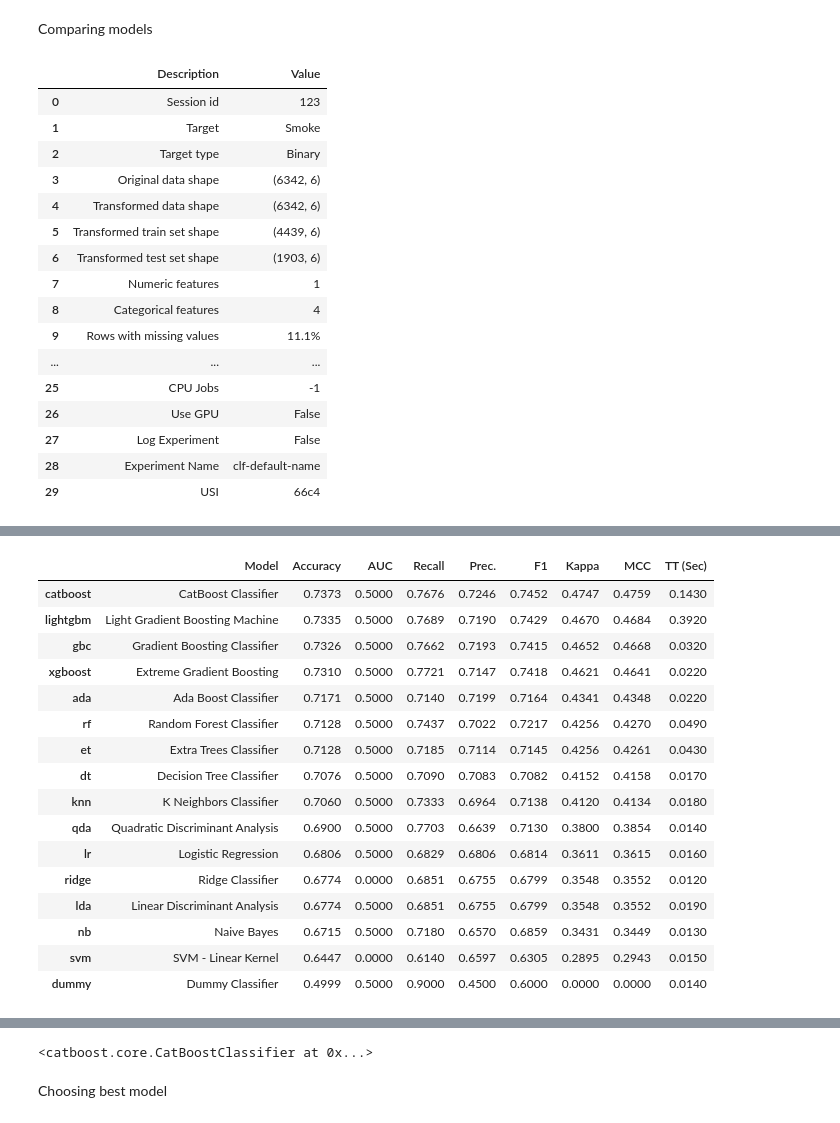
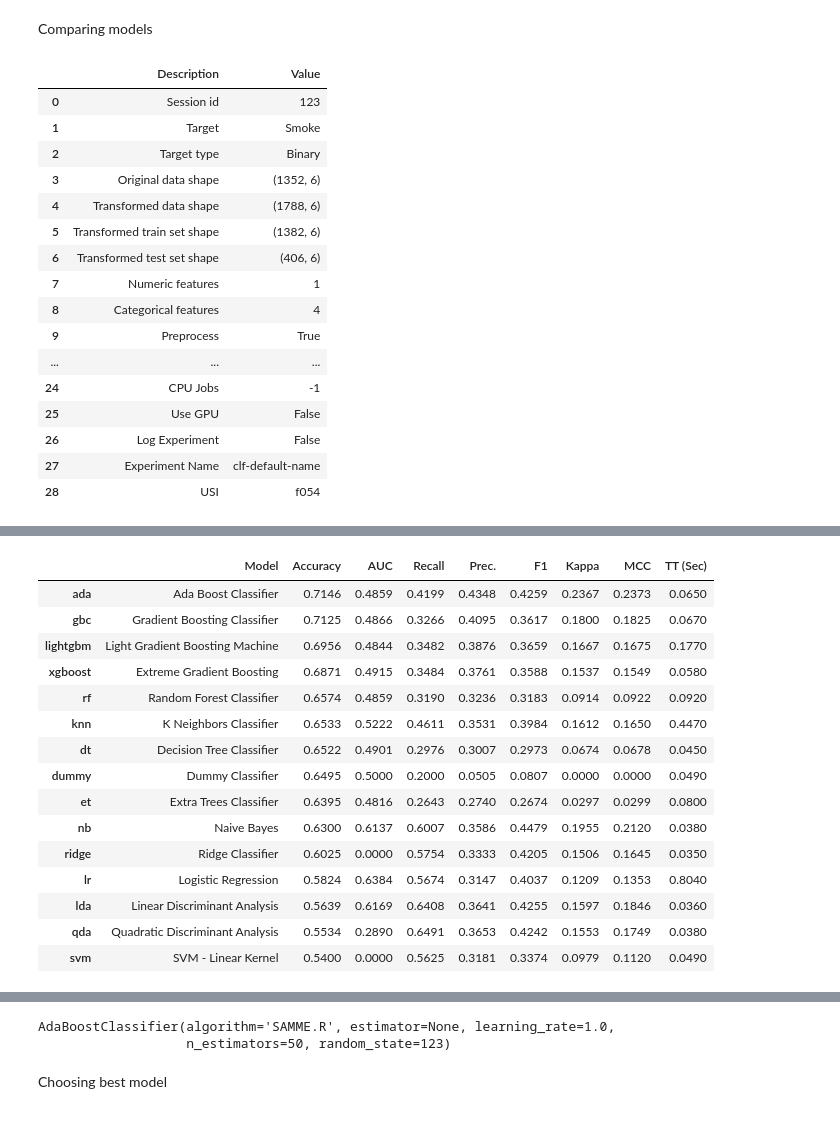
Before and after one commit to frazah/tobacco-analysis, a Jupyter notebook: src/notebooks/adults.ipynb, the cells around one changed output, grey strips where cells are left out. Saved outputs shown, nothing was run; the diff lists cells and outputs as text; code cells hidden in the pictures.

```diff
--- a/src/notebooks/adults.ipynb
+++ b/src/notebooks/adults.ipynb
@@ -70,6 +70,8 @@ def preprocess_dataframes(dataframes, common_columns):
     england_df["Gender"] = england_df["Gender"].map({"Male":1, "Female":2})
     england_df["MaritalStatus"] = england_df["Marital_Status"].map({"Single": 1, "Married": 2, "Separated":3, "Divorced": 4, "Widowed": 5})
     merged_df = pd.concat([merged_df, england_df])
+    merged_df = england_df
+
 
     return merged_df
 # %% [markdown]
@@ -101,8 +103,7 @@ merged_df = preprocess_dataframes(dataframes, common_columns)
 # %%
-
 merged_df = merged_df[['State', 'Age', 'Gender', 'Smoke', 'Education', 'MaritalStatus']]
 
-merged_df = merged_df.dropna()
+# merged_df = merged_df.dropna()
 
 #use IterativeImputer to fill missing values of Education and MaritalStatus
 #imp = IterativeImputer(max_iter=10, random_state=0)
@@ -184,55 +185,54 @@ Comparing models
 # %%
 setup = pc.setup(data=train,
                 target='Smoke',
                 session_id=123,
-                normalize=True,
+                # normalize=True,
                 transformation=True,
                 remove_multicollinearity=True, multicollinearity_threshold=0.95, max_encoding_ohe=0,
-                # fix_imbalance=True, fix_imbalance_method=SMOTE(),
+                fix_imbalance=True, fix_imbalance_method=ADASYN(),
                 imputation_type='iterative',
                 categorical_features=['State', 'Gender', 'Education', 'MaritalStatus'],
-                numeric_features=['Age']
-                )
+                numeric_features=['Age'])
 
 pc.compare_models()
 # %% [output]
 |  | Description | Value |
 | 0 | Session id | 123 |
 | 1 | Target | Smoke |
 | 2 | Target type | Binary |
-| 3 | Original data shape | (6342, 6) |
-| 4 | Transformed data shape | (6342, 6) |
-| 5 | Transformed train set shape | (4439, 6) |
-| 6 | Transformed test set shape | (1903, 6) |
+| 3 | Original data shape | (1352, 6) |
+| 4 | Transformed data shape | (1788, 6) |
+| 5 | Transformed train set shape | (1382, 6) |
+| 6 | Transformed test set shape | (406, 6) |
 | 7 | Numeric features | 1 |
 | 8 | Categorical features | 4 |
-| 9 | Rows with missing values | 11.1% |
+| 9 | Preprocess | True |
 | ... | ... | ... |
-| 25 | CPU Jobs | -1 |
-| 26 | Use GPU | False |
-| 27 | Log Experiment | False |
-| 28 | Experiment Name | clf-default-name |
-| 29 | USI | 66c4 |
+| 24 | CPU Jobs | -1 |
+| 25 | Use GPU | False |
+| 26 | Log Experiment | False |
+| 27 | Experiment Name | clf-default-name |
+| 28 | USI | f054 |
 [interactive output not drawn]
 |  | Model | Accuracy | AUC | Recall | Prec. | F1 | Kappa | MCC | TT (Sec) |
-| catboost | CatBoost Classifier | 0.7373 | 0.5000 | 0.7676 | 0.7246 | 0.7452 | 0.4747 | 0.4759 | 0.1430 |
-| lightgbm | Light Gradient Boosting Machine | 0.7335 | 0.5000 | 0.7689 | 0.7190 | 0.7429 | 0.4670 | 0.4684 | 0.3920 |
-| gbc | Gradient Boosting Classifier | 0.7326 | 0.5000 | 0.7662 | 0.7193 | 0.7415 | 0.4652 | 0.4668 | 0.0320 |
-| xgboost | Extreme Gradient Boosting | 0.7310 | 0.5000 | 0.7721 | 0.7147 | 0.7418 | 0.4621 | 0.4641 | 0.0220 |
-| ada | Ada Boost Classifier | 0.7171 | 0.5000 | 0.7140 | 0.7199 | 0.7164 | 0.4341 | 0.4348 | 0.0220 |
-| rf | Random Forest Classifier | 0.7128 | 0.5000 | 0.7437 | 0.7022 | 0.7217 | 0.4256 | 0.4270 | 0.0490 |
-| et | Extra Trees Classifier | 0.7128 | 0.5000 | 0.7185 | 0.7114 | 0.7145 | 0.4256 | 0.4261 | 0.0430 |
-| dt | Decision Tree Classifier | 0.7076 | 0.5000 | 0.7090 | 0.7083 | 0.7082 | 0.4152 | 0.4158 | 0.0170 |
-| knn | K Neighbors Classifier | 0.7060 | 0.5000 | 0.7333 | 0.6964 | 0.7138 | 0.4120 | 0.4134 | 0.0180 |
-| qda | Quadratic Discriminant Analysis | 0.6900 | 0.5000 | 0.7703 | 0.6639 | 0.7130 | 0.3800 | 0.3854 | 0.0140 |
-| lr | Logistic Regression | 0.6806 | 0.5000 | 0.6829 | 0.6806 | 0.6814 | 0.3611 | 0.3615 | 0.0160 |
-| ridge | Ridge Classifier | 0.6774 | 0.0000 | 0.6851 | 0.6755 | 0.6799 | 0.3548 | 0.3552 | 0.0120 |
-| lda | Linear Discriminant Analysis | 0.6774 | 0.5000 | 0.6851 | 0.6755 | 0.6799 | 0.3548 | 0.3552 | 0.0190 |
-| nb | Naive Bayes | 0.6715 | 0.5000 | 0.7180 | 0.6570 | 0.6859 | 0.3431 | 0.3449 | 0.0130 |
-| svm | SVM - Linear Kernel | 0.6447 | 0.0000 | 0.6140 | 0.6597 | 0.6305 | 0.2895 | 0.2943 | 0.0150 |
-| dummy | Dummy Classifier | 0.4999 | 0.5000 | 0.9000 | 0.4500 | 0.6000 | 0.0000 | 0.0000 | 0.0140 |
+| ada | Ada Boost Classifier | 0.7146 | 0.4859 | 0.4199 | 0.4348 | 0.4259 | 0.2367 | 0.2373 | 0.0650 |
+| gbc | Gradient Boosting Classifier | 0.7125 | 0.4866 | 0.3266 | 0.4095 | 0.3617 | 0.1800 | 0.1825 | 0.0670 |
+| lightgbm | Light Gradient Boosting Machine | 0.6956 | 0.4844 | 0.3482 | 0.3876 | 0.3659 | 0.1667 | 0.1675 | 0.1770 |
+| xgboost | Extreme Gradient Boosting | 0.6871 | 0.4915 | 0.3484 | 0.3761 | 0.3588 | 0.1537 | 0.1549 | 0.0580 |
+| rf | Random Forest Classifier | 0.6574 | 0.4859 | 0.3190 | 0.3236 | 0.3183 | 0.0914 | 0.0922 | 0.0920 |
+| knn | K Neighbors Classifier | 0.6533 | 0.5222 | 0.4611 | 0.3531 | 0.3984 | 0.1612 | 0.1650 | 0.4470 |
+| dt | Decision Tree Classifier | 0.6522 | 0.4901 | 0.2976 | 0.3007 | 0.2973 | 0.0674 | 0.0678 | 0.0450 |
+| dummy | Dummy Classifier | 0.6495 | 0.5000 | 0.2000 | 0.0505 | 0.0807 | 0.0000 | 0.0000 | 0.0490 |
+| et | Extra Trees Classifier | 0.6395 | 0.4816 | 0.2643 | 0.2740 | 0.2674 | 0.0297 | 0.0299 | 0.0800 |
+| nb | Naive Bayes | 0.6300 | 0.6137 | 0.6007 | 0.3586 | 0.4479 | 0.1955 | 0.2120 | 0.0380 |
+| ridge | Ridge Classifier | 0.6025 | 0.0000 | 0.5754 | 0.3333 | 0.4205 | 0.1506 | 0.1645 | 0.0350 |
+| lr | Logistic Regression | 0.5824 | 0.6384 | 0.5674 | 0.3147 | 0.4037 | 0.1209 | 0.1353 | 0.8040 |
+| lda | Linear Discriminant Analysis | 0.5639 | 0.6169 | 0.6408 | 0.3641 | 0.4255 | 0.1597 | 0.1846 | 0.0360 |
+| qda | Quadratic Discriminant Analysis | 0.5534 | 0.2890 | 0.6491 | 0.3653 | 0.4242 | 0.1553 | 0.1749 | 0.0380 |
+| svm | SVM - Linear Kernel | 0.5400 | 0.0000 | 0.5625 | 0.3181 | 0.3374 | 0.0979 | 0.1120 | 0.0490 |
 [interactive output not drawn]
-<catboost.core.CatBoostClassifier at 0x...>
+AdaBoostClassifier(algorithm='SAMME.R', estimator=None, learning_rate=1.0,
+                   n_estimators=50, random_state=123)
 # %% [markdown]
 Choosing best model
 # %%
```
Also changed, not shown: parts of 9 cells of this notebook, 1 other file.
